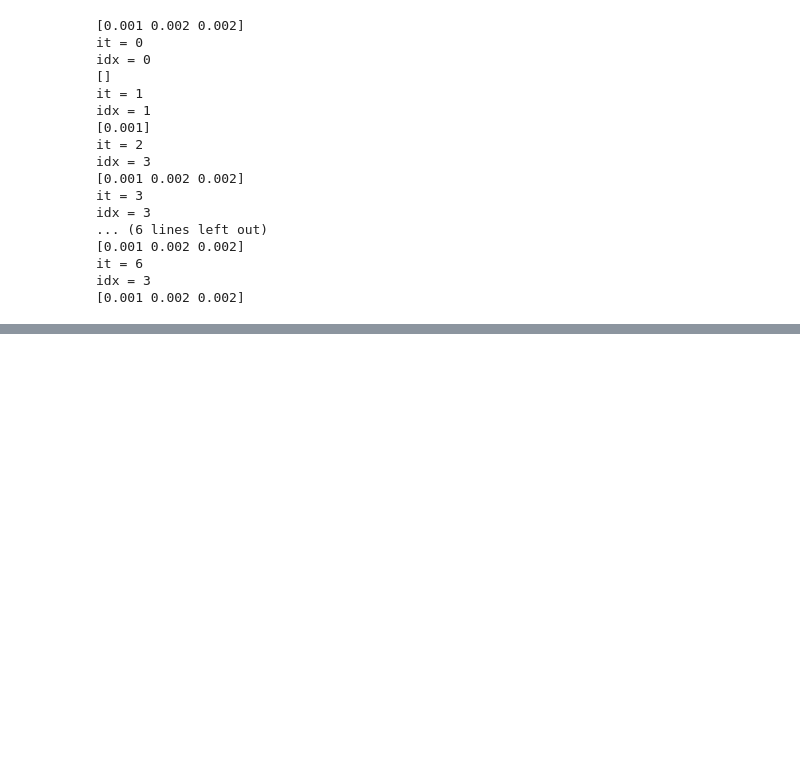
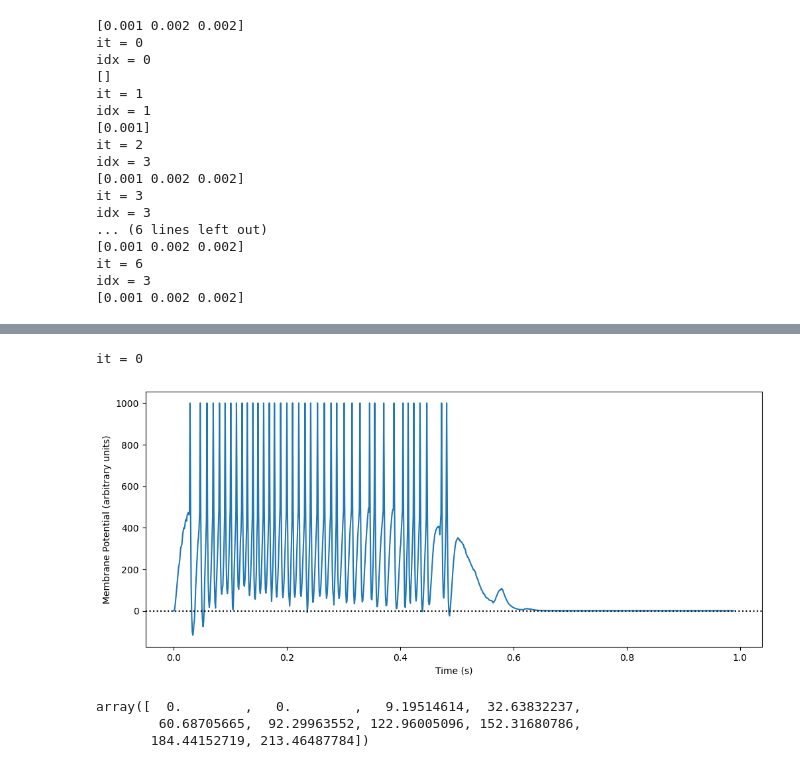
Before and after one commit to mehranfaraji/STDP-Finds-Start-of-Patterns, a Jupyter notebook: dev.ipynb, the cells around one changed output, grey strips where cells are left out. Drawn from its saved outputs; the diff is of its cells as text; code cells hidden in the pictures; blank space fills up the shorter version.

Commit message:
model parameters need to be tuned

```diff
--- a/dev.ipynb
+++ b/dev.ipynb
@@ -191,8 +191,6 @@ class SRM():
         max_val = (np.exp(-s_max/self.tau_m) - np.exp(-s_max/self.tau_s))
         self.K = 1 / max_val
 
-        return s_max
-
     def eps_kernel(self, s: numpy.array):
         """"
         s = t - t_j
@@ -1061,0 +1147,37 @@ idx = 3
+# %%
+# time must be ms
+TIME = int(1 * 1000)
+net.run(time=TIME)
+# %% [output]
+it = 0
+# %%
+def plot_potential(start_time, end_time, model, dt, save_path=None):
+    plt.figure(figsize=(12,5))
+    plt.plot(np.arange(start_time,end_time,dt), model.potential_rec[0][int(start_time/dt):int(end_time/dt)])
+    plt.axhline(0, linestyle=':', color='black')
+    # plt.axhline(model.threshold, linestyle='--', color='red')
+    # pattern_time = np.where((position_copypaste == 1))[0] * patternlength
+    # ind = np.where((pattern_time >= start_time) & (pattern_time <= end_time))
+    # for i in pattern_time[ind]:
+    #     plt.axvspan(i, i + patternlength, facecolor='gray', alpha=0.7)
+    plt.xlabel('Time (s)')
+    plt.ylabel('Membrane Potential (arbitrary units)')
+    if save_path is not None:
+        plt.savefig(save_path)
+# %%
+
+start_time = 0
+end_time = 0.99
+
+model.potential_rec[0][int(start_time/dt):int(end_time/dt)]
+
+
+plot_potential(start_time, end_time, model, dt)
+# %% [output]
+[figure, added]
+# %%
+model.potential_rec[0,:10]
+# %% [output]
+array([  0.        ,   0.        ,   9.19514614,  32.63832237,
+        60.68705665,  92.29963552, 122.96005096, 152.31680786,
+       184.44152719, 213.46487784])
```
Also changed, not shown: parts of 9 cells of this notebook, 1 other file.
